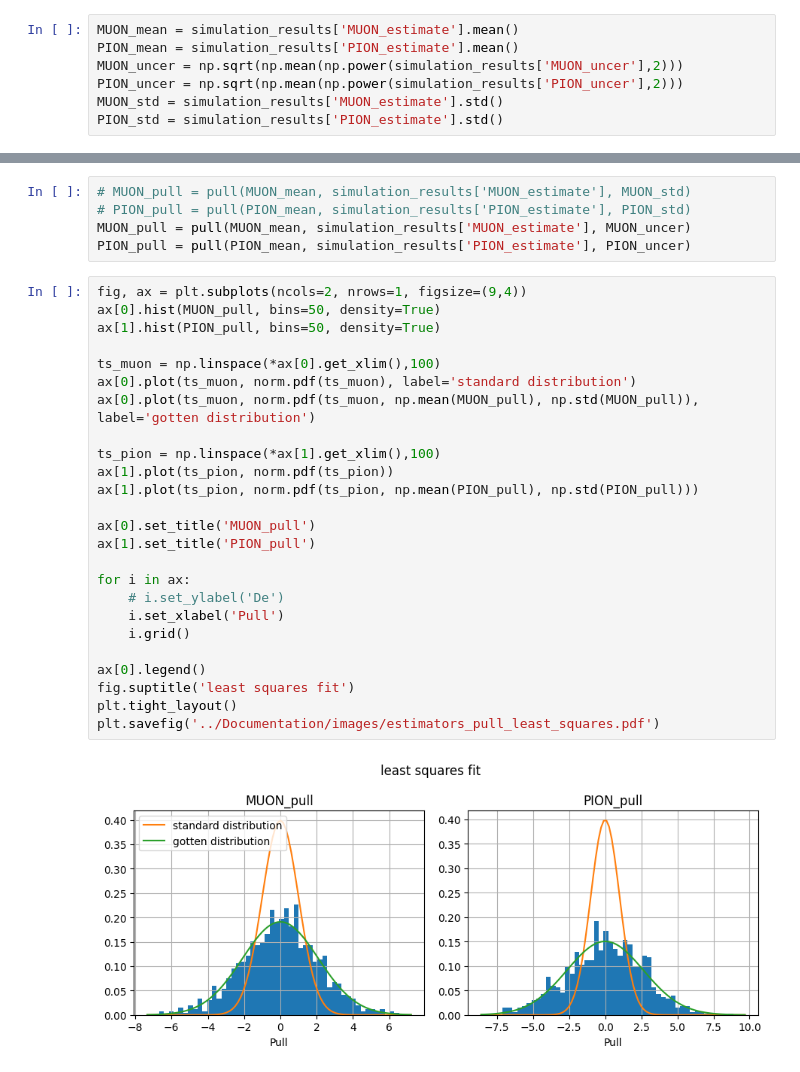
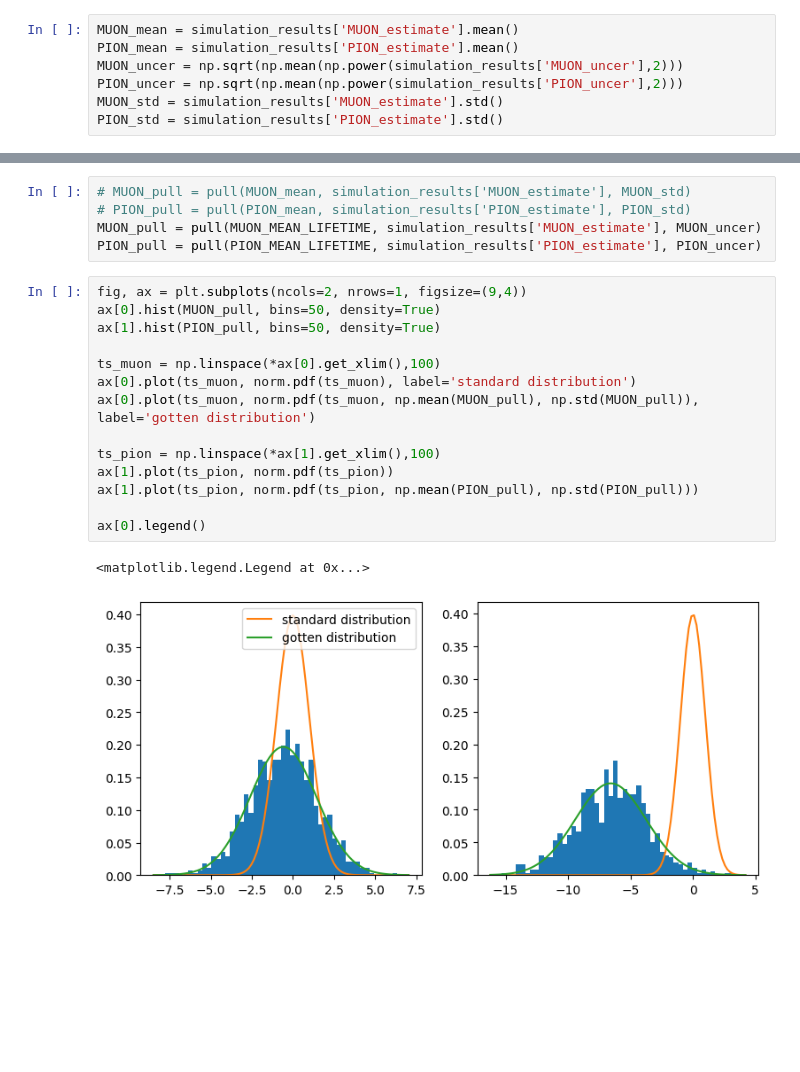
Before and after one commit to kingspoof/PHY241, a Jupyter notebook: Code/3_d_least_squares.ipynb, the cells around one changed output, grey strips where cells are left out. Cells and saved outputs as stored; diff of their text form; blank space fills up the shorter version.

```diff
--- a/Code/3_d_least_squares.ipynb
+++ b/Code/3_d_least_squares.ipynb
@@ -86,32 +88,22 @@ plt.savefig('../Documentation/images/estimators_hist_least_squares.pdf')
 # %%
 # MUON_pull = pull(MUON_mean, simulation_results['MUON_estimate'], MUON_std)
 # PION_pull = pull(PION_mean, simulation_results['PION_estimate'], PION_std)
-MUON_pull = pull(MUON_mean, simulation_results['MUON_estimate'], MUON_uncer)
-PION_pull = pull(PION_mean, simulation_results['PION_estimate'], PION_uncer)
+MUON_pull = pull(MUON_MEAN_LIFETIME, simulation_results['MUON_estimate'], MUON_uncer)
+PION_pull = pull(PION_MEAN_LIFETIME, simulation_results['PION_estimate'], PION_uncer)
 # %%
 fig, ax = plt.subplots(ncols=2, nrows=1, figsize=(9,4))
 ax[0].hist(MUON_pull, bins=50, density=True)
 ax[1].hist(PION_pull, bins=50, density=True)
 
 ts_muon = np.linspace(*ax[0].get_xlim(),100)
 ax[0].plot(ts_muon, norm.pdf(ts_muon), label='standard distribution')
 ax[0].plot(ts_muon, norm.pdf(ts_muon, np.mean(MUON_pull), np.std(MUON_pull)), label='gotten distribution')
 
 ts_pion = np.linspace(*ax[1].get_xlim(),100)
 ax[1].plot(ts_pion, norm.pdf(ts_pion))
 ax[1].plot(ts_pion, norm.pdf(ts_pion, np.mean(PION_pull), np.std(PION_pull)))
 
-ax[0].set_title('MUON_pull')
-ax[1].set_title('PION_pull')
-
-for i in ax:
-    # i.set_ylabel('De')
-    i.set_xlabel('Pull')
-    i.grid()
-
 ax[0].legend()
-fig.suptitle('least squares fit')
-plt.tight_layout()
-plt.savefig('../Documentation/images/estimators_pull_least_squares.pdf')
 # %% [output]
+<matplotlib.legend.Legend at 0x...>
-[figure, old version]
+[figure, new version]
```
Also changed, not shown: parts of 3 cells of this notebook, 7 other files.
